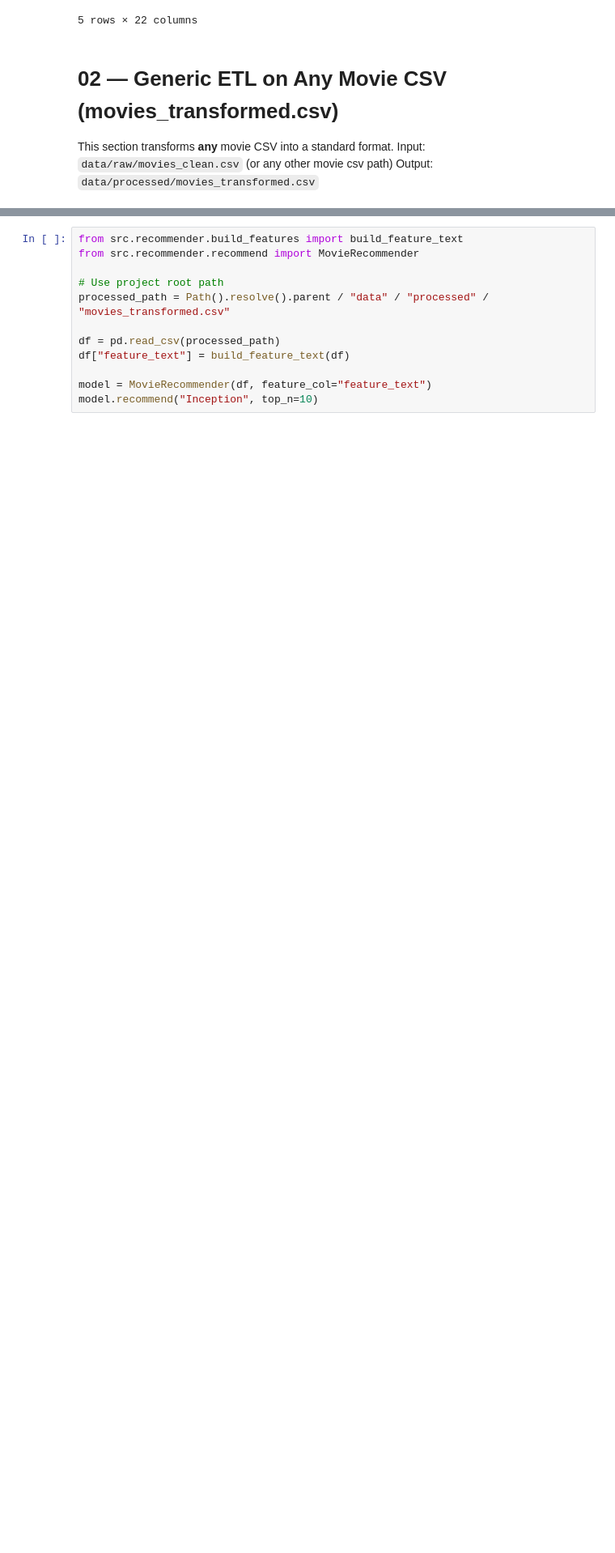
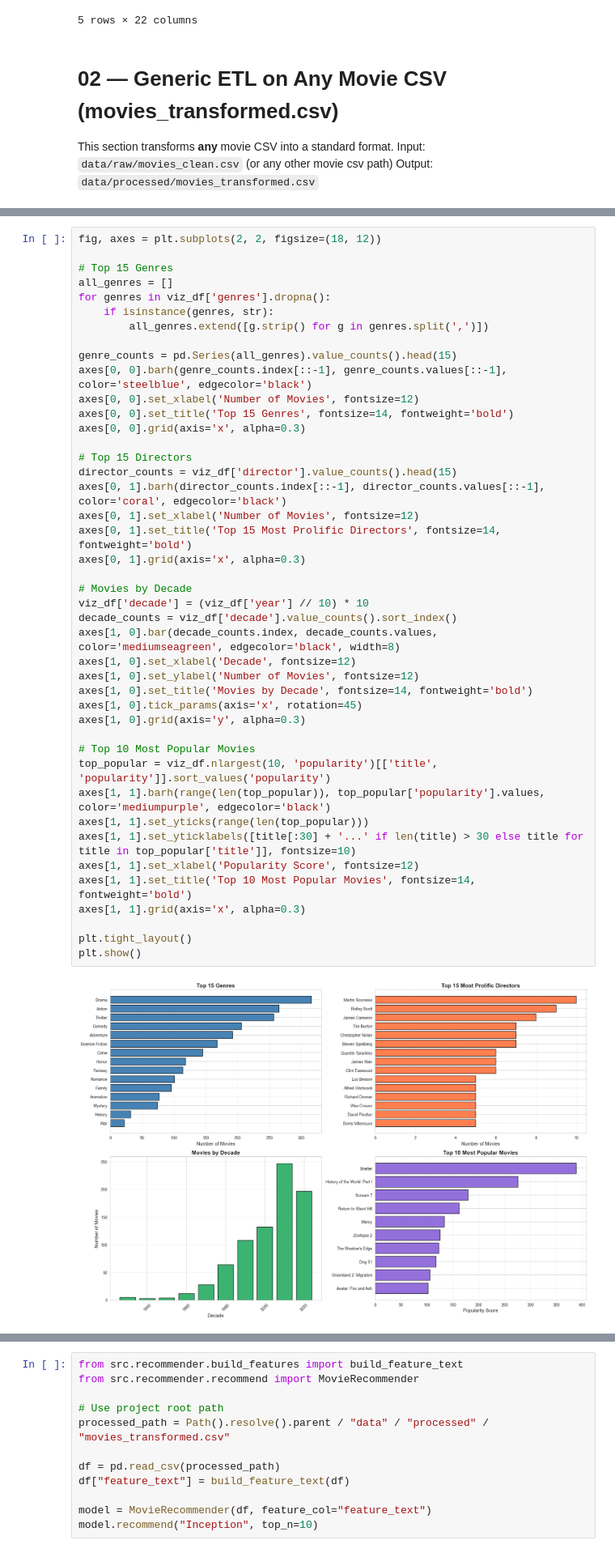
Before and after one commit to abiral-sujakhu/Movie_recom_Generic-ETL-pipeline, a Jupyter notebook: notebooks/modify1.ipynb, the cells around one changed output, grey strips where cells are left out. Shown at 81% size. Saved outputs shown, nothing was run; the diff lists cells and outputs as text; blank space fills up the shorter version.

```diff
--- a/notebooks/modify1.ipynb
+++ b/notebooks/modify1.ipynb
@@ -257,0 +417,45 @@ Saved processed dataset: data/processed/movies_transformed.csv | rows: 800
+# %%
+fig, axes = plt.subplots(2, 2, figsize=(18, 12))
+
+# Top 15 Genres
+all_genres = []
+for genres in viz_df['genres'].dropna():
+    if isinstance(genres, str):
+        all_genres.extend([g.strip() for g in genres.split(',')])
+
+genre_counts = pd.Series(all_genres).value_counts().head(15)
+axes[0, 0].barh(genre_counts.index[::-1], genre_counts.values[::-1], color='steelblue', edgecolor='black')
+axes[0, 0].set_xlabel('Number of Movies', fontsize=12)
+axes[0, 0].set_title('Top 15 Genres', fontsize=14, fontweight='bold')
+axes[0, 0].grid(axis='x', alpha=0.3)
+
+# Top 15 Directors
+director_counts = viz_df['director'].value_counts().head(15)
+axes[0, 1].barh(director_counts.index[::-1], director_counts.values[::-1], color='coral', edgecolor='black')
+axes[0, 1].set_xlabel('Number of Movies', fontsize=12)
+axes[0, 1].set_title('Top 15 Most Prolific Directors', fontsize=14, fontweight='bold')
+axes[0, 1].grid(axis='x', alpha=0.3)
+
+# Movies by Decade
+viz_df['decade'] = (viz_df['year'] // 10) * 10
+decade_counts = viz_df['decade'].value_counts().sort_index()
+axes[1, 0].bar(decade_counts.index, decade_counts.values, color='mediumseagreen', edgecolor='black', width=8)
+axes[1, 0].set_xlabel('Decade', fontsize=12)
+axes[1, 0].set_ylabel('Number of Movies', fontsize=12)
+axes[1, 0].set_title('Movies by Decade', fontsize=14, fontweight='bold')
+axes[1, 0].tick_params(axis='x', rotation=45)
+axes[1, 0].grid(axis='y', alpha=0.3)
+
+# Top 10 Most Popular Movies
+top_popular = viz_df.nlargest(10, 'popularity')[['title', 'popularity']].sort_values('popularity')
+axes[1, 1].barh(range(len(top_popular)), top_popular['popularity'].values, color='mediumpurple', edgecolor='black')
+axes[1, 1].set_yticks(range(len(top_popular)))
+axes[1, 1].set_yticklabels([title[:30] + '...' if len(title) > 30 else title for title in top_popular['title']], fontsize=10)
+axes[1, 1].set_xlabel('Popularity Score', fontsize=12)
+axes[1, 1].set_title('Top 10 Most Popular Movies', fontsize=14, fontweight='bold')
+axes[1, 1].grid(axis='x', alpha=0.3)
+
+plt.tight_layout()
+plt.show()
+# %% [output]
+[figure, added]
```
Also changed, not shown: parts of 31 cells of this notebook, 3 other files.
